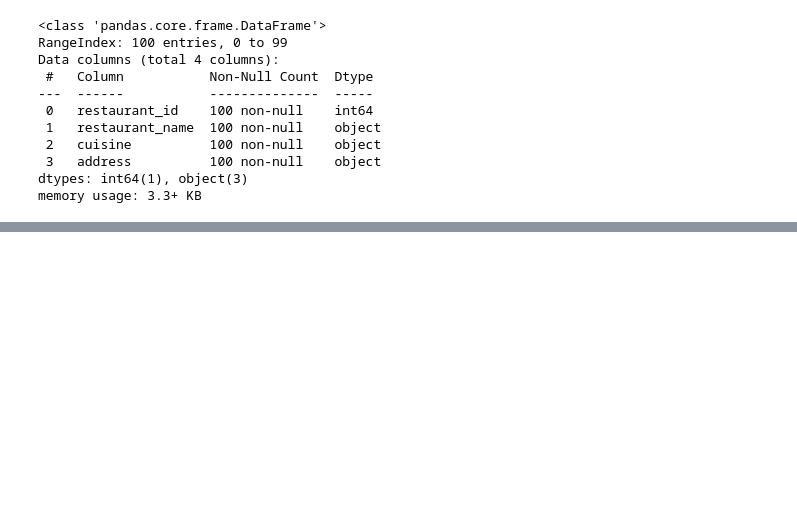
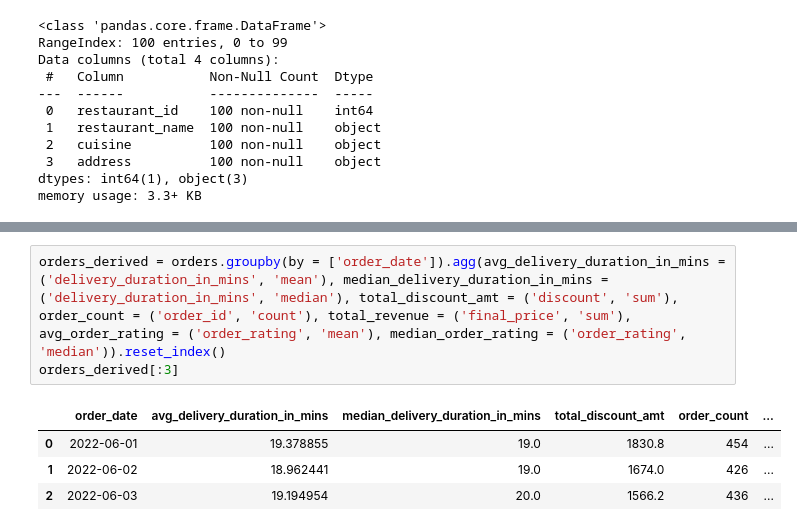
Before and after one commit to mragnostic/foodhunter-data-solutions, a Jupyter notebook: Causality test.ipynb, the cells around one changed output, grey strips where cells are left out. Drawn from its saved outputs; the diff is of its cells as text; blank space fills up the shorter version.

```diff
--- a/Causality test.ipynb
+++ b/Causality test.ipynb
@@ -246,0 +267,8 @@ memory usage: 3.3+ KB
+# %%
+orders_derived = orders.groupby(by = ['order_date']).agg(avg_delivery_duration_in_mins = ('delivery_duration_in_mins', 'mean'), median_delivery_duration_in_mins = ('delivery_duration_in_mins', 'median'), total_discount_amt = ('discount', 'sum'), order_count = ('order_id', 'count'), total_revenue = ('final_price', 'sum'), avg_order_rating = ('order_rating', 'mean'), median_order_rating = ('order_rating', 'median')).reset_index()
+orders_derived[:3]
+# %% [output]
+|  | order_date | avg_delivery_duration_in_mins | median_delivery_duration_in_mins | total_discount_amt | order_count | ... |
+| 0 | 2022-06-01 | 19.378855 | 19.0 | 1830.8 | 454 | ... |
+| 1 | 2022-06-02 | 18.962441 | 19.0 | 1674.0 | 426 | ... |
+| 2 | 2022-06-03 | 19.194954 | 20.0 | 1566.2 | 436 | ... |
```
Also changed, not shown: parts of 12 cells of this notebook, 3 other files.
